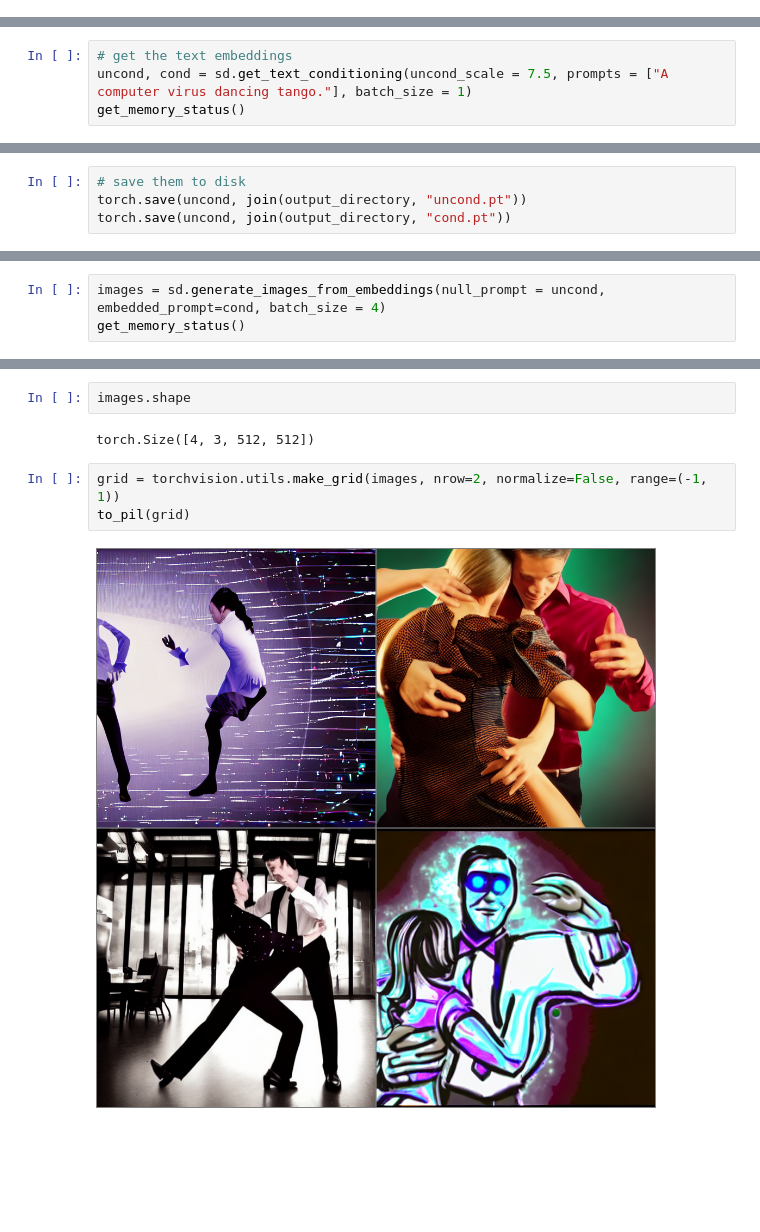
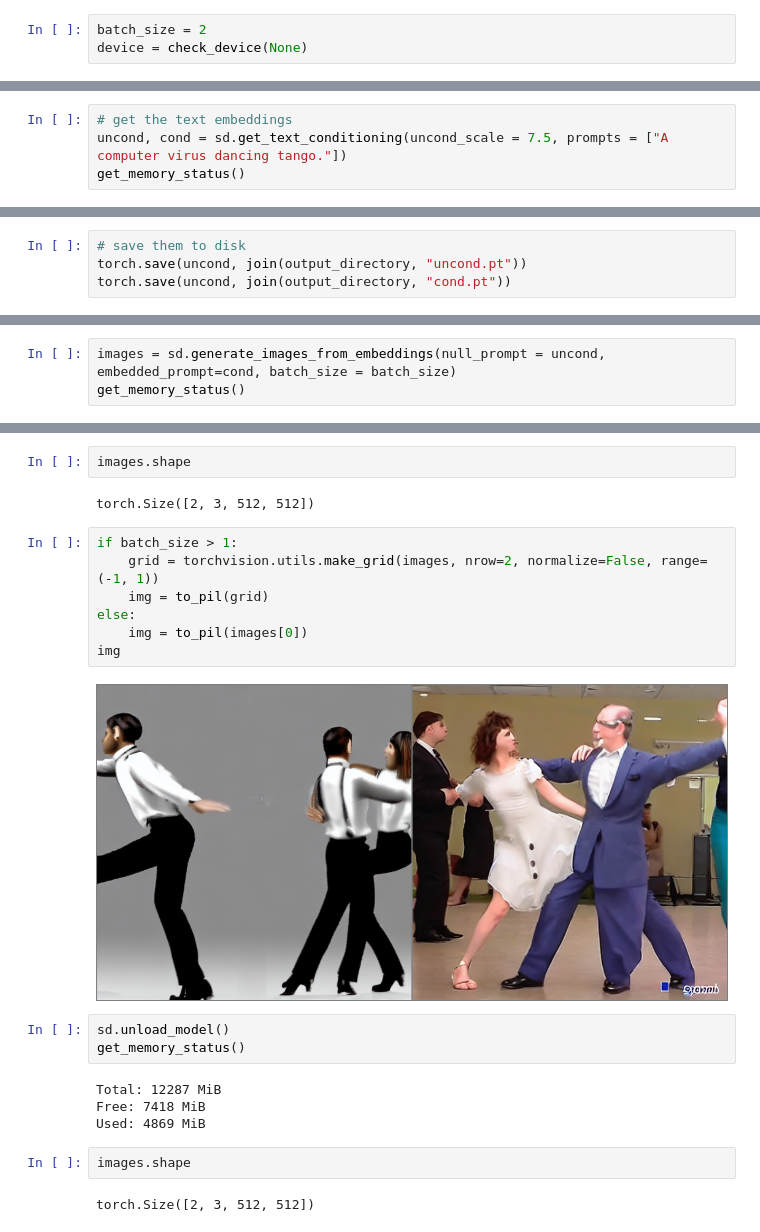
Before and after one commit to kk-digital/kcg-ml-sd1p4, a Jupyter notebook: clip_image_encoder.ipynb, the cells around one changed output, grey strips where cells are left out. Cells and saved outputs as stored; diff of their text form; blank space fills up the shorter version.

```diff
--- a/clip_image_encoder.ipynb
+++ b/clip_image_encoder.ipynb
@@ -31,3 +32,6 @@ from stable_diffusion2.model.clip.clip_embedder import CLIPTextEmbedder
 
 from pathlib import Path
 from os.path import join
+# %%
+batch_size = 2
+device = check_device(None)
@@ -56,6 +60,6 @@ Used: 2163 MiB
 # %%
 # get the text embeddings
-uncond, cond = sd.get_text_conditioning(uncond_scale = 7.5, prompts = ["A computer virus dancing tango."], batch_size = 1)
+uncond, cond = sd.get_text_conditioning(uncond_scale = 7.5, prompts = ["A computer virus dancing tango."])
 get_memory_status()
 # %% [output]
 Total: 12287 MiB
@@ -91,4 +95,4 @@ Used: 6167 MiB
 # %%
-images = sd.generate_images_from_embeddings(null_prompt = uncond, embedded_prompt=cond, batch_size = 4)
+images = sd.generate_images_from_embeddings(null_prompt = uncond, embedded_prompt=cond, batch_size = batch_size)
 get_memory_status()
 # %% [output]
@@ -101,9 +105,24 @@ Used: 12287 MiB
 # %%
 images.shape
 # %% [output]
-torch.Size([4, 3, 512, 512])
+torch.Size([2, 3, 512, 512])
 # %%
-grid = torchvision.utils.make_grid(images, nrow=2, normalize=False, range=(-1, 1))
-to_pil(grid)
+if batch_size > 1:
+    grid = torchvision.utils.make_grid(images, nrow=2, normalize=False, range=(-1, 1))
+    img = to_pil(grid)
+else:
+    img = to_pil(images[0])
+img
 # %% [output]
-[figure, old version]
+[figure, new version]
+# %%
+sd.unload_model()
+get_memory_status()
+# %% [output]
+Total: 12287 MiB
+Free: 7418 MiB
+Used: 4869 MiB
+# %%
+images.shape
+# %% [output]
+torch.Size([2, 3, 512, 512])
```
Also changed, not shown: parts of 18 cells of this notebook, 3 other files.
